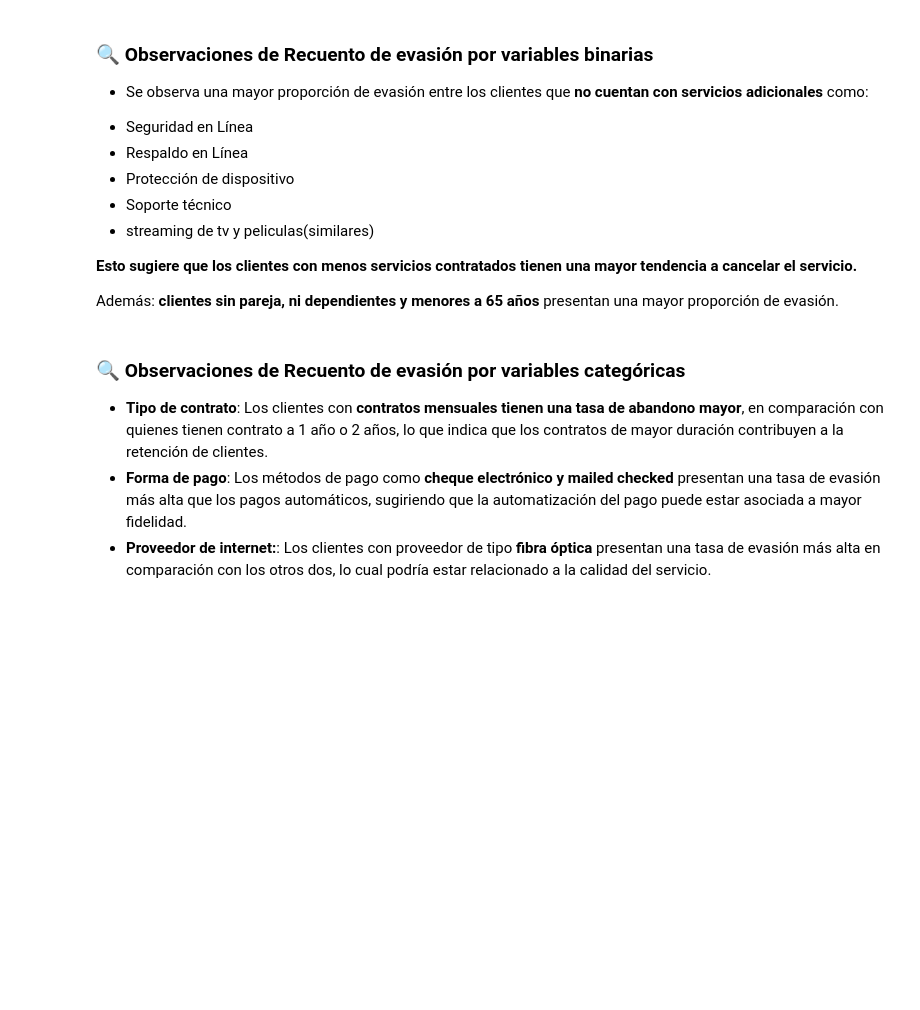
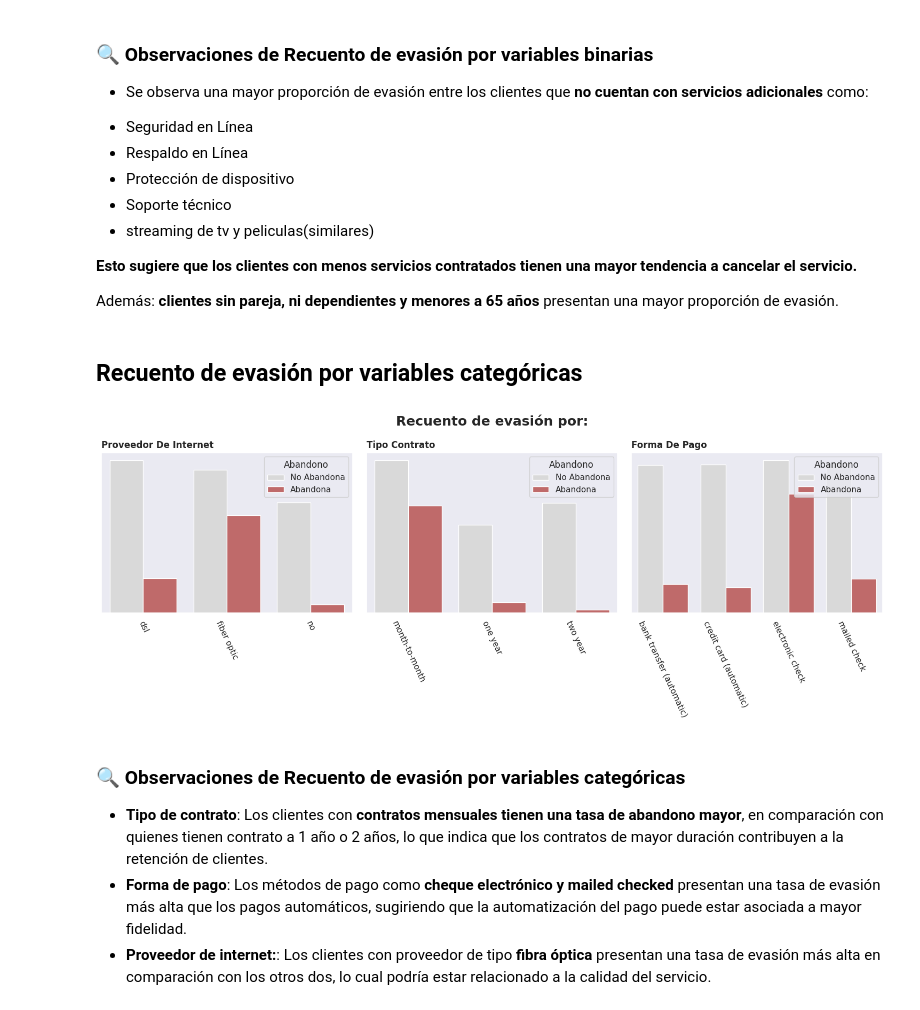
Before and after one commit to WLozanoH/TelecomX-Data-Science-AL, a Jupyter notebook: TelecomX.ipynb, the cells around one changed output. Saved outputs shown, nothing was run; the diff lists cells and outputs as text; code cells hidden in the pictures; blank space fills up the shorter version.

```diff
--- a/TelecomX.ipynb
+++ b/TelecomX.ipynb
@@ -597,40 +662,52 @@ plt.show()
 
  Además:
   **clientes sin pareja, ni dependientes y menores a 65 años** presentan una mayor proporción de evasión.
+# %% [markdown]
+## **Recuento de evasión por variables categóricas**
 # %%
 # Lista de variables binarias a analizar
 # Filtramos las columnas que sean de tipo 'category' y > 2 valores
 variables_x =[col for col in df.columns if df[col].dtype=='category' and df[col].nunique()>2]
 
 # Ajustar el estilo
 sns.set()
 
 # Crear figura con 3 filas y 4 columnas
-fig, axes = plt.subplots(1,3,figsize=(15,5))
+fig, axes = plt.subplots(1,3,figsize=(15,6))
 plt.subplots_adjust(hspace=0.5, wspace=0.3)
-fig.suptitle('Recuento de evasión por variables categóricas', fontsize=18, fontweight='bold')
+fig.suptitle('Recuento de evasión por:', fontsize=18, fontweight='bold')
 axes = axes.flatten() # Aplanar array de ejes
 
 # Recorrer las variables y graficar:
 for i, var in enumerate(variables_x):
   ax = axes[i]
-  sns.countplot(data=df, x=var, hue='abandono', ax=ax, palette={0: 'steelblue', 1: 'indianred'})
-  ax.set_title(f'{var}', fontsize=12)
-  ax.set_ylabel('Cantidad')
-  ax.tick_params(axis='x',rotation=-70)
+  sns.countplot(data=df, x=var, hue='abandono', ax=ax, palette={0: GRIS_2, 1: 'indianred'})
+
+  # Título
+  titulo = var.replace("_", " ").title()
+  ax.set_title(titulo, fontsize=12, fontweight='bold', loc='left')
+
+  #Ejes
+  ax.set_ylabel('')
+  ax.set_yticks([])
   ax.set_xlabel('')
+  ax.tick_params(axis='x',rotation=-65)
+
 
 # Cambiar etiquetas de la leyenda
   handles, labels = ax.get_legend_handles_labels()
-  ax.legend(handles=handles, labels=['Permanece', 'Abandona'], title='Abandono')
+  ax.legend(handles=handles, labels=['No Abandona', 'Abandona'], title='Abandono')
 
 # Ocultar subplots vacíos si hay más o menos variables binarias
 for j in range(len(variables_x), len(axes)):
     fig.delaxes(axes[j])
 
 #Ajustar y mostrar el gráfico
 plt.tight_layout()
+
 plt.show()
+# %% [output]
+[figure, added]
 # %% [markdown]
 ### **🔍 Observaciones de Recuento de evasión por variables categóricas**
 
```
Also changed, not shown: parts of 15 cells of this notebook.
